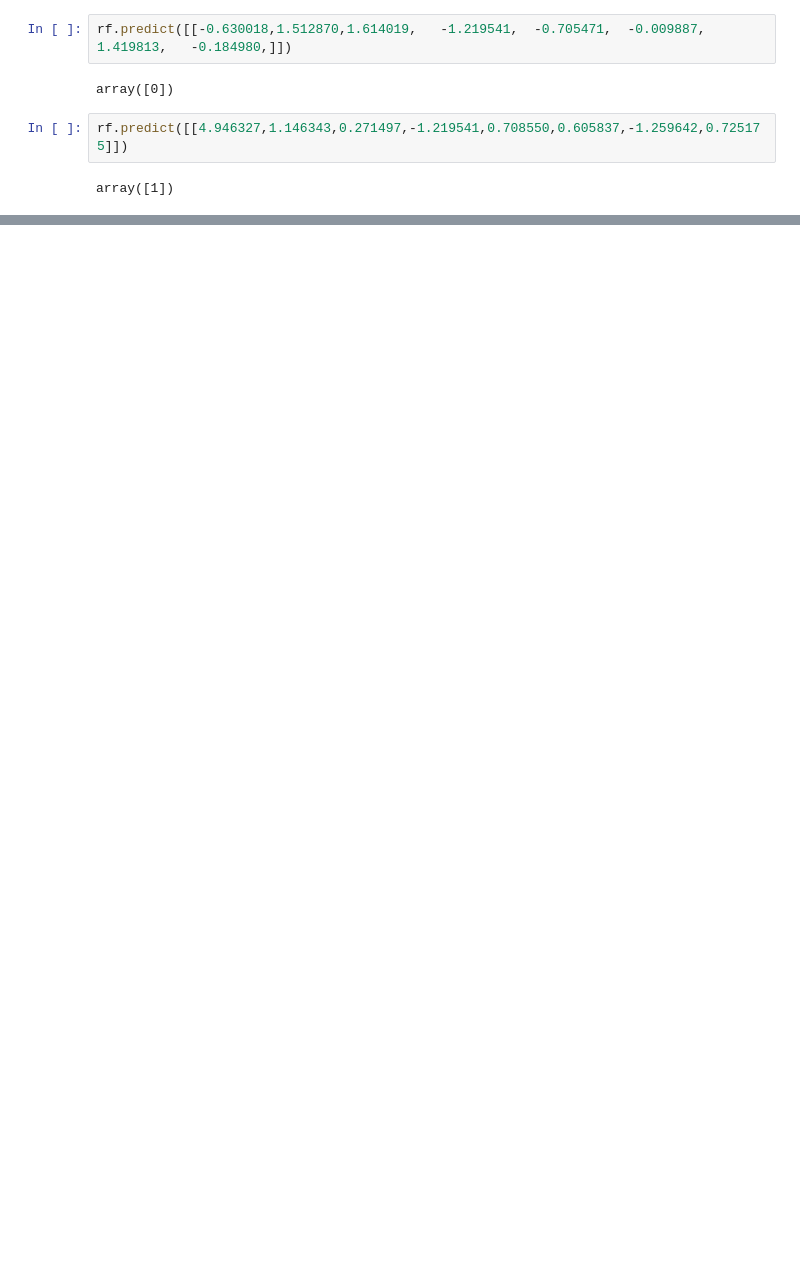
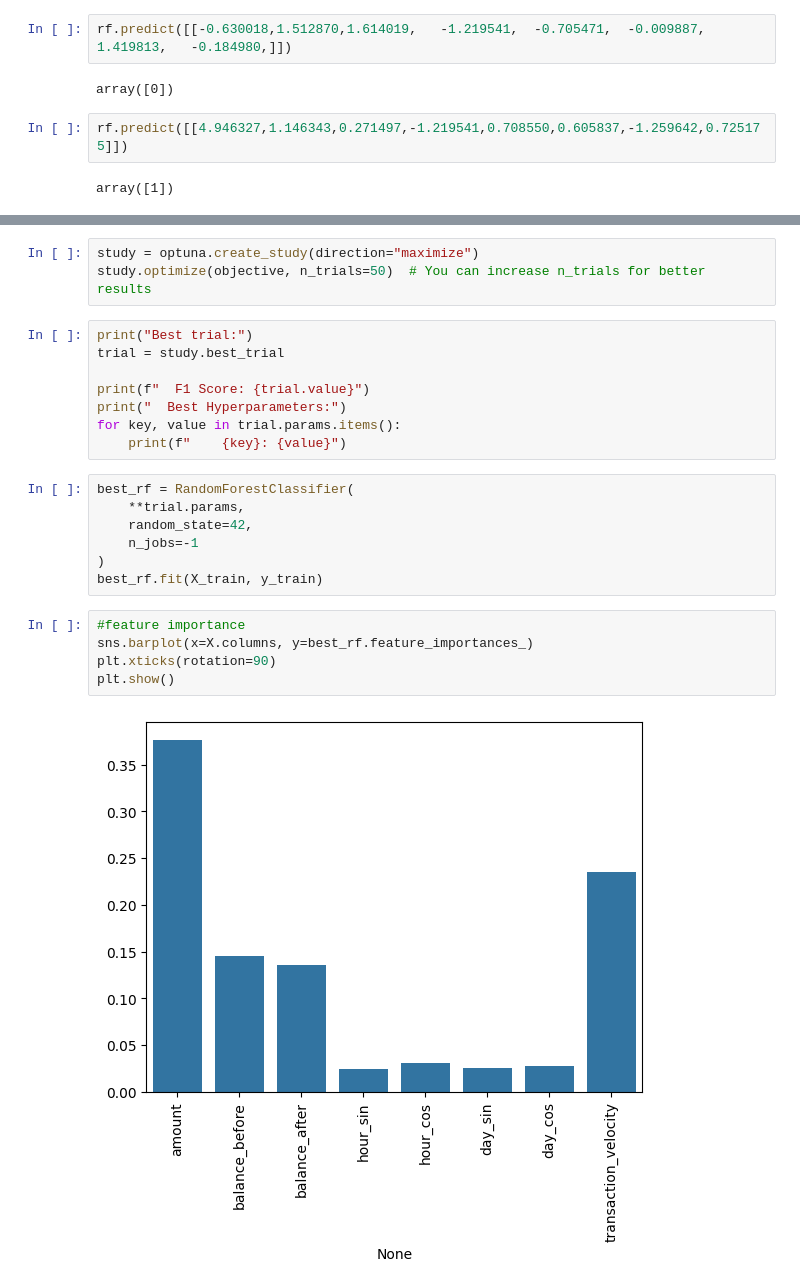
Before and after one commit to promibe/M-Pesa-Fraud-Transaction-Detection-System-, a Jupyter notebook: Fraud_detection.ipynb, the cells around one changed output, grey strips where cells are left out. Cells and saved outputs as stored; diff of their text form; blank space fills up the shorter version.

```diff
--- a/Fraud_detection.ipynb
+++ b/Fraud_detection.ipynb
@@ -380,0 +432,25 @@ array([1])
+# %%
+study = optuna.create_study(direction="maximize")
+study.optimize(objective, n_trials=50)  # You can increase n_trials for better results
+# %%
+print("Best trial:")
+trial = study.best_trial
+
+print(f"  F1 Score: {trial.value}")
+print("  Best Hyperparameters:")
+for key, value in trial.params.items():
+    print(f"    {key}: {value}")
+# %%
+best_rf = RandomForestClassifier(
+    **trial.params,
+    random_state=42,
+    n_jobs=-1
+)
+best_rf.fit(X_train, y_train)
+# %%
+#feature importance
+sns.barplot(x=X.columns, y=best_rf.feature_importances_)
+plt.xticks(rotation=90)
+plt.show()
+# %% [output]
+[figure, added]
```
Also changed, not shown: parts of 26 cells of this notebook, 11 other files.
